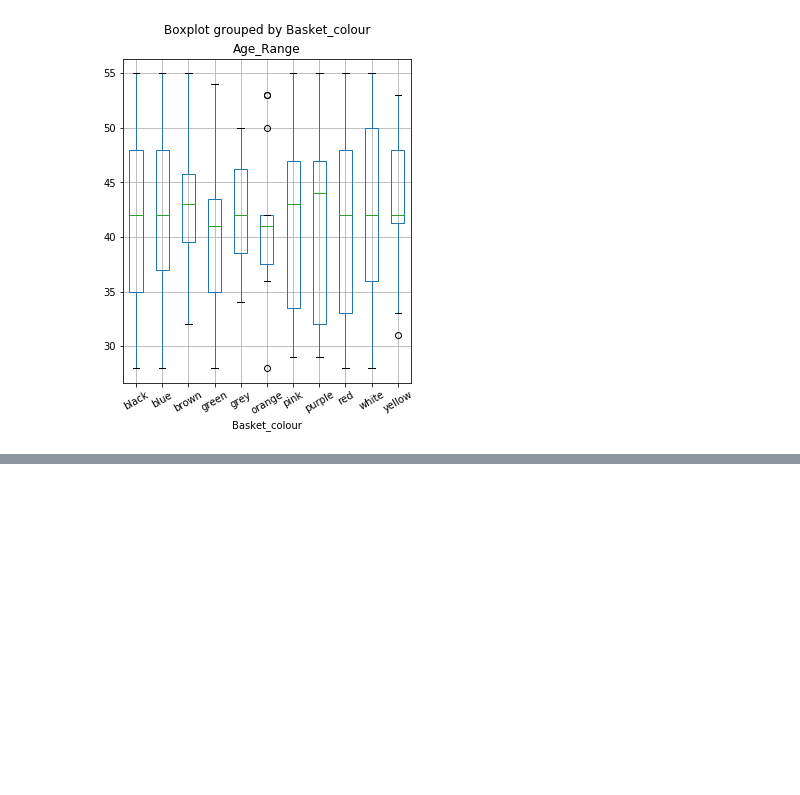
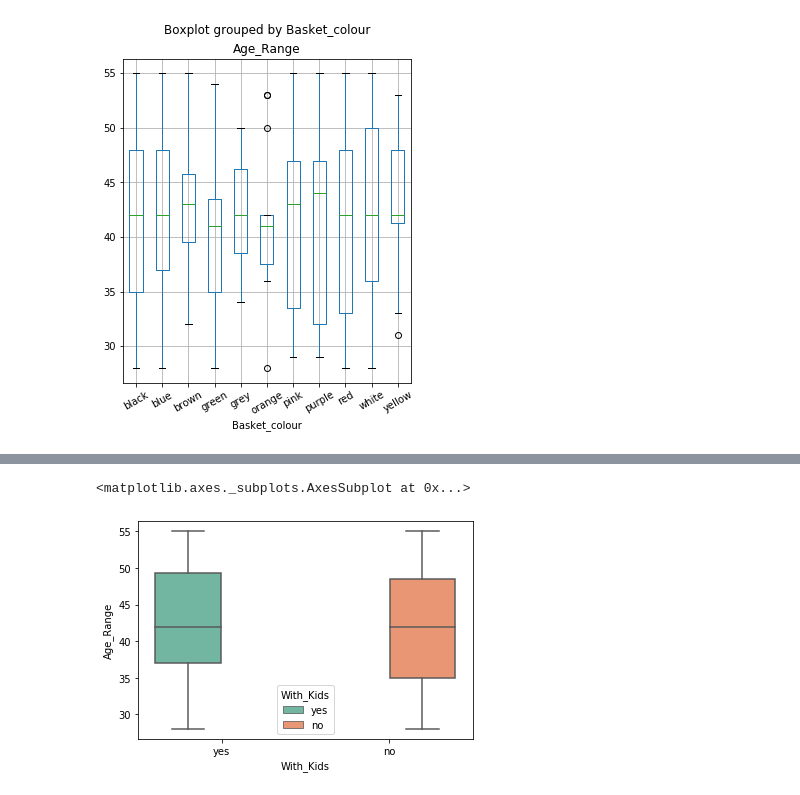
Before and after one commit to CRJoshuaa/Data-Mining-Project, a Jupyter notebook: Project_Dharsh.ipynb, the cells around one changed output, grey strips where cells are left out. Saved outputs shown, nothing was run; the diff lists cells and outputs as text; code cells hidden in the pictures; blank space fills up the shorter version.

```diff
--- a/Project_Dharsh.ipynb
+++ b/Project_Dharsh.ipynb
@@ -434,0 +435,5 @@ sns.boxplot(x="With_Kids", y="Hour", hue="With_Kids", data=df1, palette="Set1")
+# %%
+sns.boxplot(x="With_Kids", y="Age_Range", hue="With_Kids", data=df1, palette="Set2")
+# %% [output]
+<matplotlib.axes._subplots.AxesSubplot at 0x...>
+[figure, added]
```
Also changed, not shown: parts of 1 cell of this notebook.
